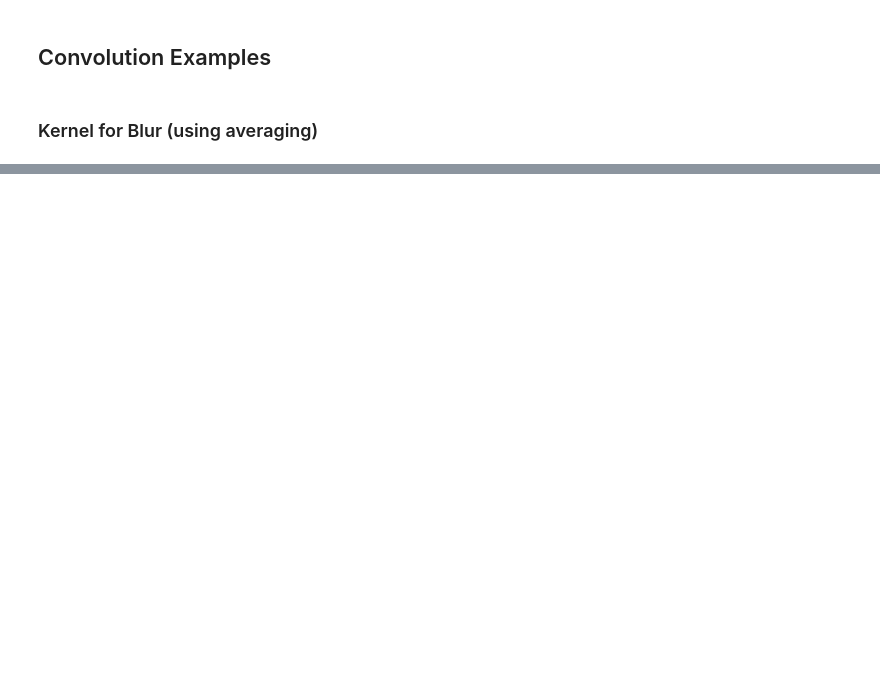
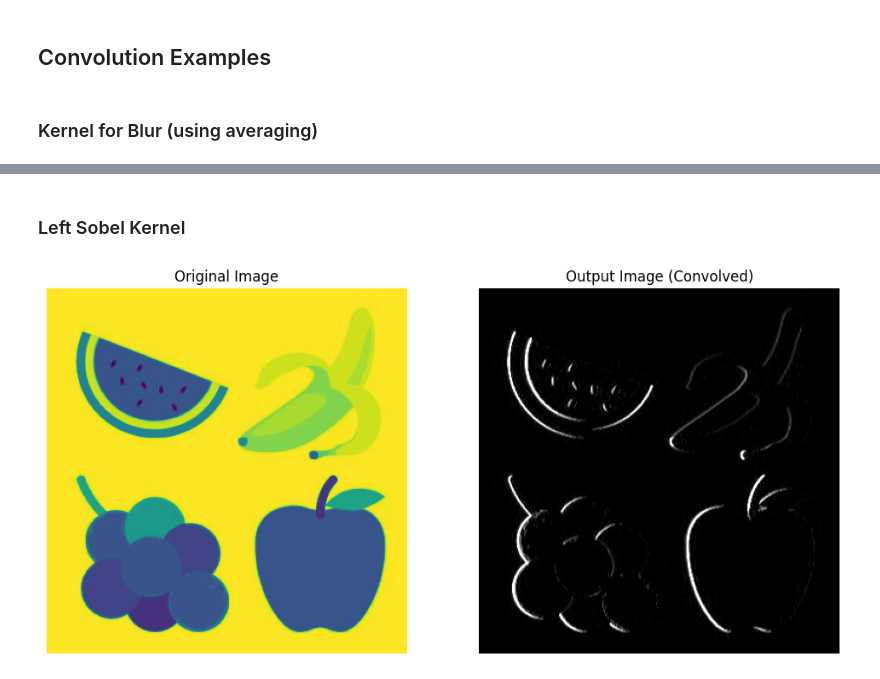
Before and after one commit to ancilcleetus/Foundations-of-Deep-Learning, a Jupyter notebook: 06_convolutional_neural_networks_pytorch.ipynb, the cells around one changed output, grey strips where cells are left out. Saved outputs shown, nothing was run; the diff lists cells and outputs as text; code cells hidden in the pictures; blank space fills up the shorter version.

```diff
--- a/06_convolutional_neural_networks_pytorch.ipynb
+++ b/06_convolutional_neural_networks_pytorch.ipynb
@@ -82,0 +86,24 @@ visualize_images(image_rgb, output_image)
+# %% [markdown]
+### Left Sobel Kernel
+# %%
+image_path = "/content/fruits.jpg"
+
+# Load the image (read as BGR image)
+image = cv2.imread(image_path)
+
+# Convert image from BGR to RGB
+image_rgb = cv2.cvtColor(image, cv2.COLOR_BGR2RGB)
+
+# Convert RGB to Grayscale
+image_gray = cv2.cvtColor(image, cv2.COLOR_BGR2GRAY)
+
+kernel = np.array([
+    [1, 0, -1],
+    [2, 0, -2],
+    [1, 0, -1],
+])
+
+output_image = cv2.filter2D(image_gray, -1, kernel)
+visualize_images(image_gray, output_image)
+# %% [output]
+[figure, added]
```
Also changed, not shown: parts of 5 cells of this notebook, 2 other files.
